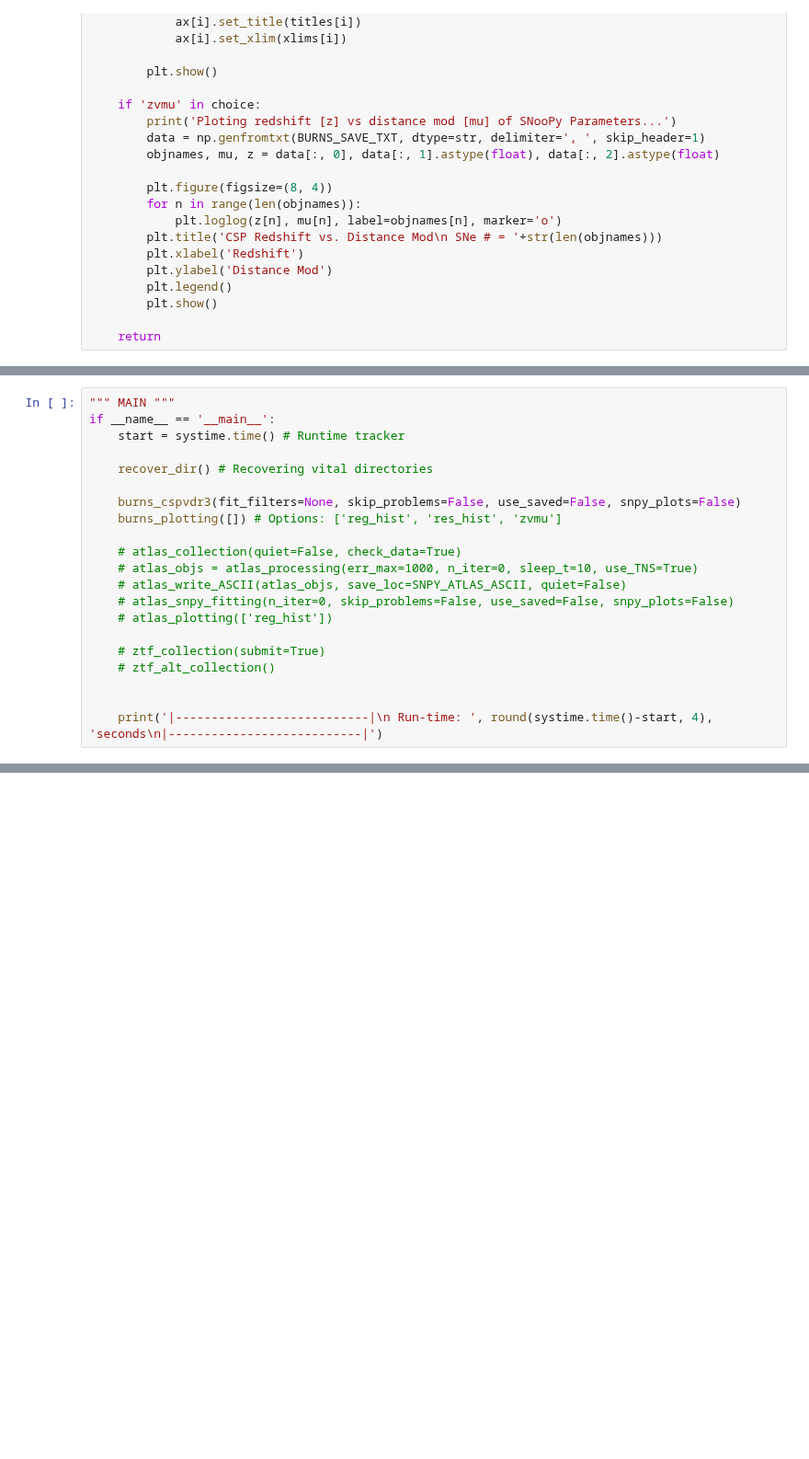
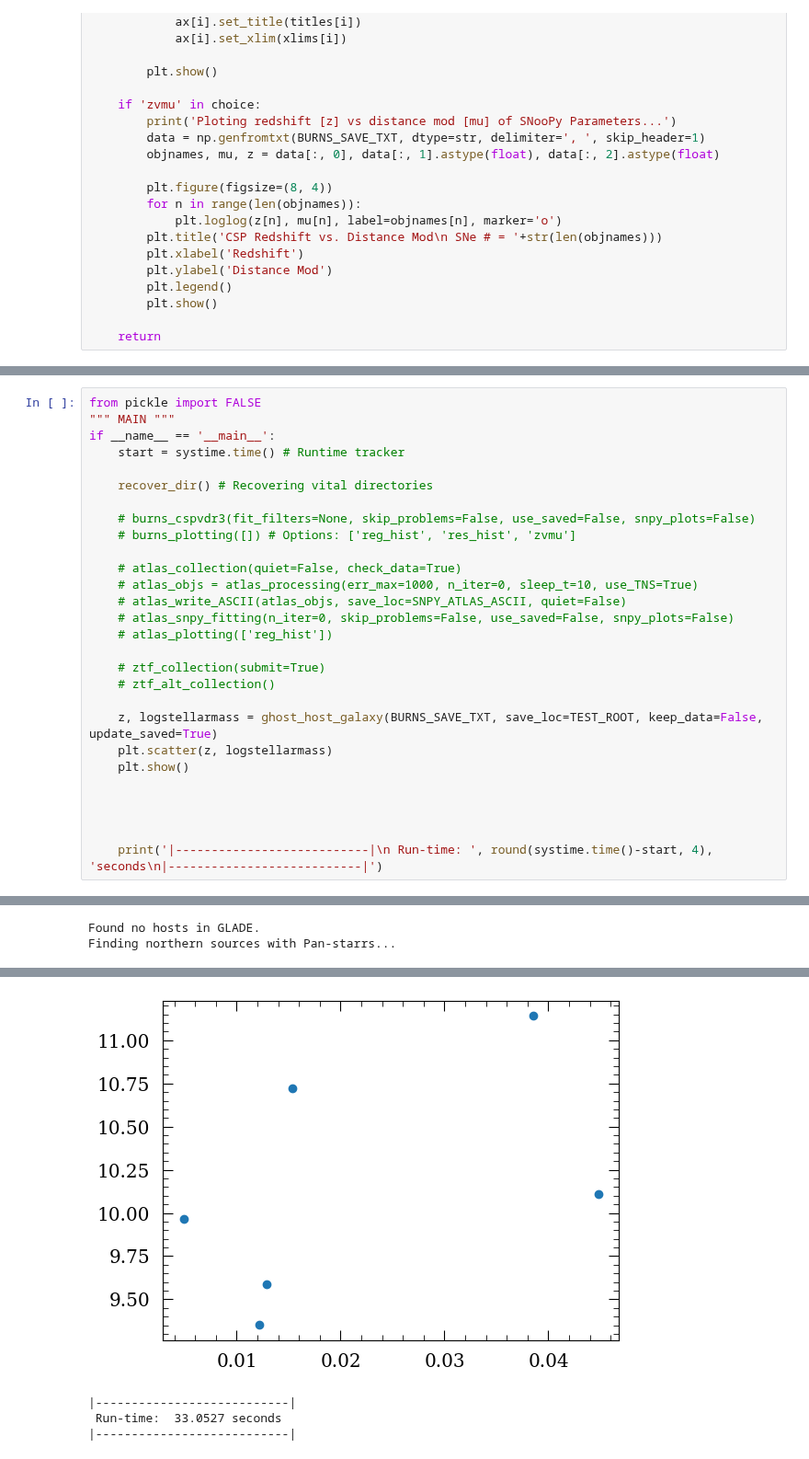
Before and after one commit to mekhi-woods/HiloCATsSN1991bg, a Jupyter notebook: amadeus.ipynb, the cells around one changed output, grey strips where cells are left out. Shown at 92% size. Saved outputs shown, nothing was run; the diff lists cells and outputs as text; blank space fills up the shorter version.

```diff
--- a/amadeus.ipynb
+++ b/amadeus.ipynb
@@ -727,12 +680,13 @@ def ghost_process():
 # %%
+from pickle import FALSE
 """ MAIN """
 if __name__ == '__main__':
     start = systime.time() # Runtime tracker
 
     recover_dir() # Recovering vital directories
 
-    burns_cspvdr3(fit_filters=None, skip_problems=False, use_saved=False, snpy_plots=False)
-    burns_plotting([]) # Options: ['reg_hist', 'res_hist', 'zvmu']
+    # burns_cspvdr3(fit_filters=None, skip_problems=False, use_saved=False, snpy_plots=False)
+    # burns_plotting([]) # Options: ['reg_hist', 'res_hist', 'zvmu']
 
     # atlas_collection(quiet=False, check_data=True)
     # atlas_objs = atlas_processing(err_max=1000, n_iter=0, sleep_t=10, use_TNS=True)
@@ -743,6 +697,12 @@ if __name__ == '__main__':
     # ztf_collection(submit=True)
     # ztf_alt_collection()
 
+    z, logstellarmass = ghost_host_galaxy(BURNS_SAVE_TXT, save_loc=TEST_ROOT, keep_data=False, update_saved=True)
+    plt.scatter(z, logstellarmass)
+    plt.show()
+
+
+
 
     print('|---------------------------|\n Run-time: ', round(systime.time()-start, 4), 'seconds\n|---------------------------|')
 # %% [output]
@@ -765,0 +763,2 @@ Problem children:  ['SN2006bd' 'SN2008bd' 'SN2009F']
+Found no hosts in GLADE.
+Finding northern sources with Pan-starrs...
@@ -765,0 +830,4 @@ Problem children:  ['SN2006bd' 'SN2008bd' 'SN2009F']
+[figure, added]
+|---------------------------|
+ Run-time:  33.0527 seconds
+|---------------------------|
```
Also changed, not shown: parts of 4 cells of this notebook.
